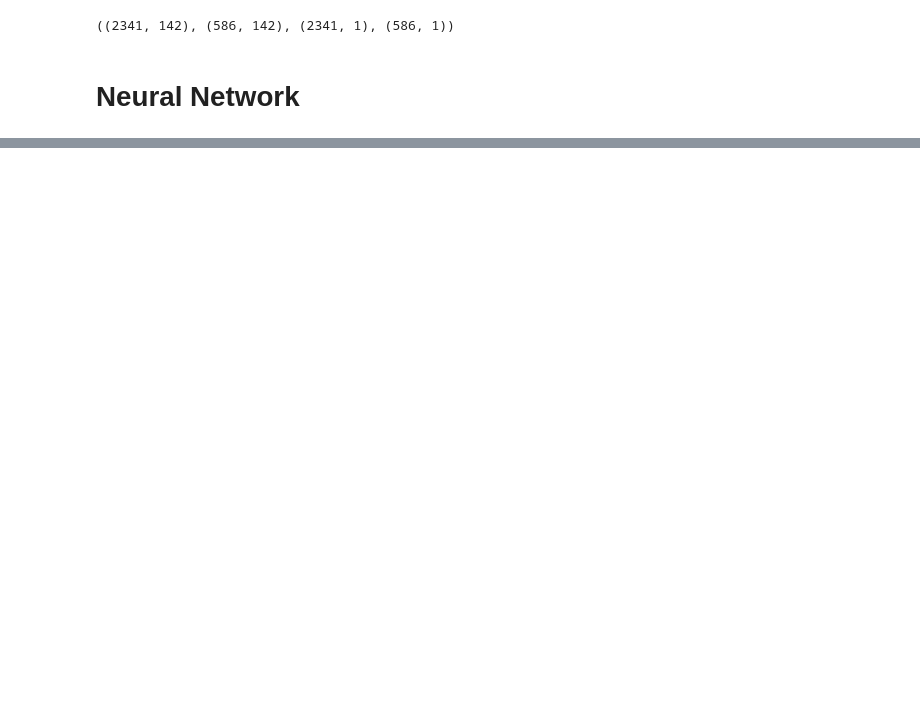
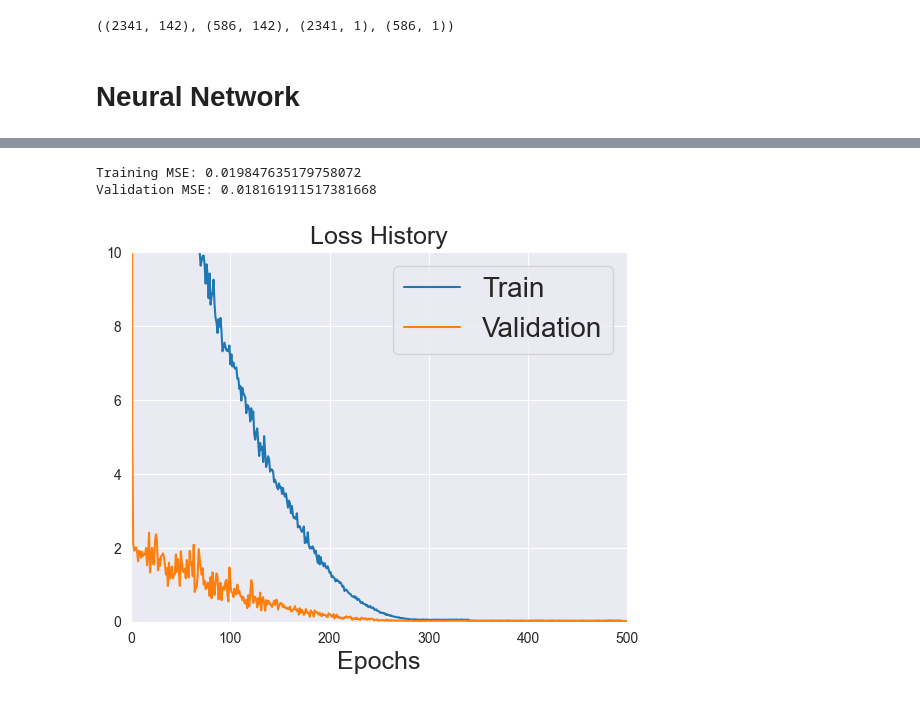
Before and after one commit to davide-tonetto-884585/House-Sale-Price-Prediction, a Jupyter notebook: RegressionModels/NeuralNetwork.ipynb, the cells around one changed output, grey strips where cells are left out. Saved outputs shown, nothing was run; the diff lists cells and outputs as text; code cells hidden in the pictures; blank space fills up the shorter version.

```diff
--- a/RegressionModels/NeuralNetwork.ipynb
+++ b/RegressionModels/NeuralNetwork.ipynb
@@ -81,0 +112,15 @@ Text(0, 0.5, 'Sale_Price')
+# %%
+# Model
+model = Sequential()
+model.add(Dense(200, input_dim=142, activation='sigmoid'))
+model.add(Dense(100, activation='sigmoid'))
+model.add(Dense(50, activation='sigmoid'))
+model.add(Dense(20, activation='relu'))
+model.add(Dense(10, activation='relu'))
+model.add(Dropout(0.2))
+model.add(Dense(1, activation='relu'))
+
+# Compile model
+model.compile(loss='mean_squared_error', optimizer=optimizers.Adam(), metrics=['mean_squared_error'])
+
+hist = model.fit(x=scaled_X_train, y=Y_train, epochs=500, validation_split=.2)
@@ -81,0 +145,18 @@ Text(0, 0.5, 'Sale_Price')
+# %%
+fig, axes = plt.subplots()
+
+axes.plot(hist.history['loss'], label='Train')
+axes.plot(hist.history['val_loss'], label='Validation')
+axes.set_title("Loss History", fontsize=18)
+axes.set_xlabel("Epochs", fontsize=18)
+axes.legend(fontsize=20)
+axes.set_xlim([0, 500])
+axes.set_ylim([0, 10])
+
+# Final accuracy
+print ("Training MSE:", hist.history['mean_squared_error'][-1])
+print ("Validation MSE:", hist.history['val_mean_squared_error'][-1])
+# %% [output]
+Training MSE: 0.019847635179758072
+Validation MSE: 0.018161911517381668
+[figure, added]
```
Also changed, not shown: parts of 18 cells of this notebook.
